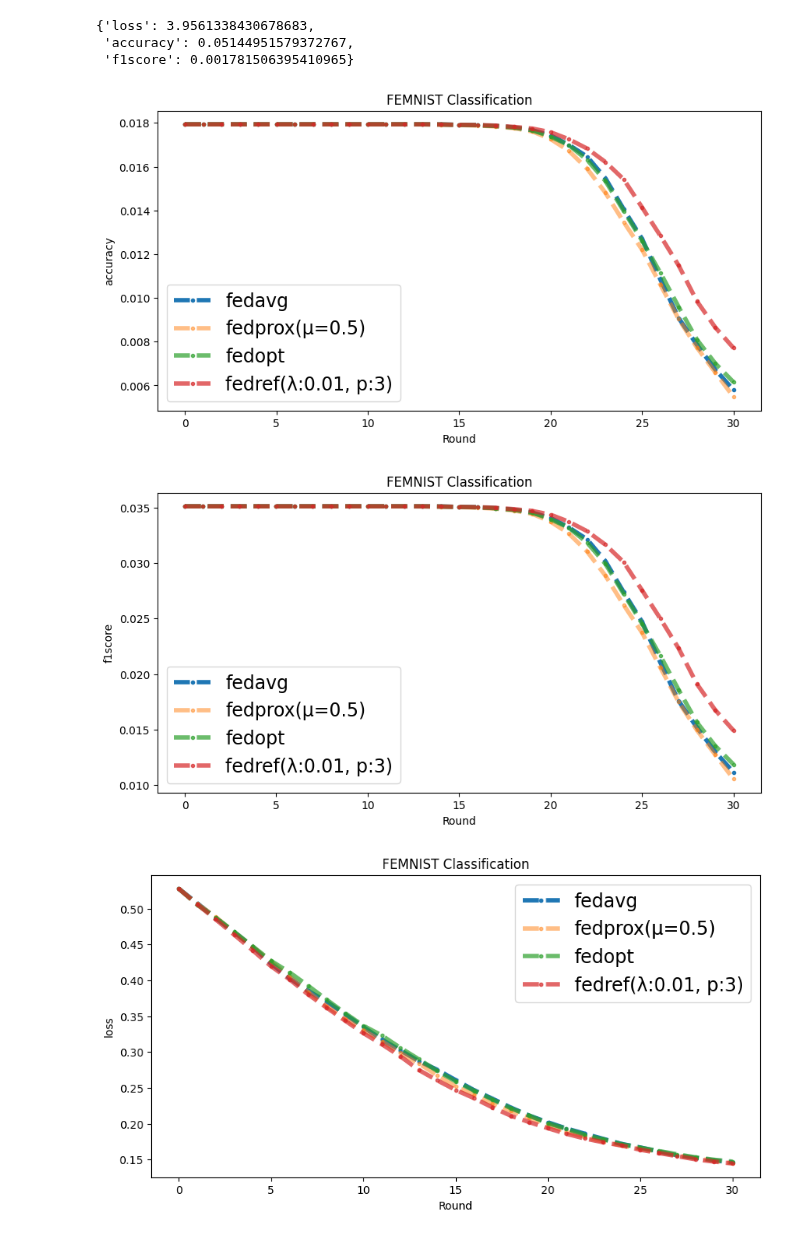
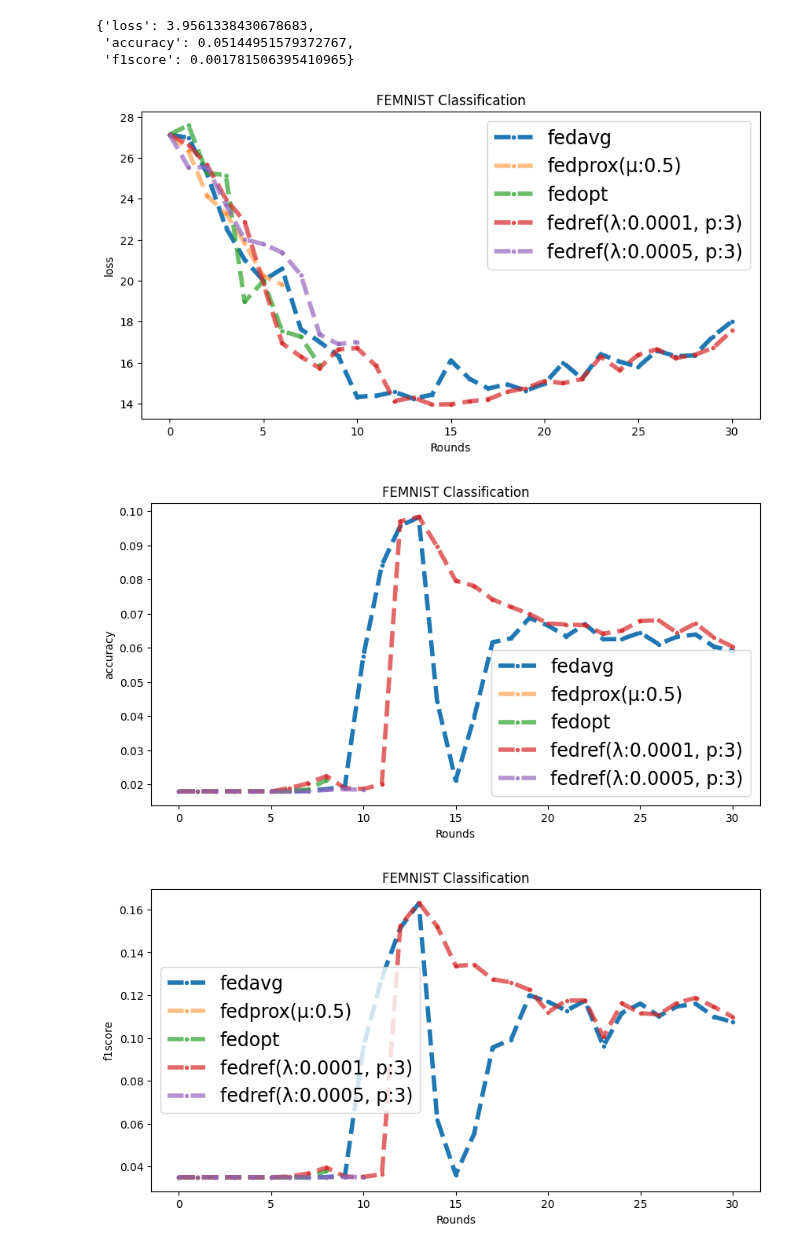
Before and after one commit to TaehwanY98/Fed-Ref, a Jupyter notebook: 2.FEMNIST.ipynb, the cells around one changed output. Drawn from its saved outputs; the diff is of its cells as text; code cells hidden in the pictures.

Commit message:
classification asymmetricLoss revision

```diff
--- a/2.FEMNIST.ipynb
+++ b/2.FEMNIST.ipynb
@@ -124,13 +124,13 @@ def ploting(fedavg, fedprox, fedref, title="MNIST Classification", zoom_min = 20
 
     fig, ax = plt.subplots(figsize=(10, 5))
     ax.plot(fedavg[metric], marker=".",linestyle="--",label="fedavg", color=tableau_colors[0], alpha=1, linewidth=4)
-    ax.plot(fedprox[metric], marker=".", linestyle="--" ,label="fedprox(μ=0.5)", color=tableau_colors[1], alpha=0.5, linewidth=4)
+    ax.plot(fedprox[metric], marker=".", linestyle="--" ,label="fedprox(μ:0.5)", color=tableau_colors[1], alpha=0.5, linewidth=4)
     for i,l in enumerate(fedref):
         ax.plot(l[metric], marker=".", label=l["label"], color=tableau_colors[i+2], linestyle="--", alpha=0.7, linewidth=4)
 
     # 메인 축 설정
     ax.set_title(title)
-    ax.set_xlabel("Round")
+    ax.set_xlabel("Rounds")
     ax.set_ylabel(metric)
     ax.legend()
     # 🔍 확대 구간 설정 (마지막 x값 근처, 예: x > 90)
@@ -162,14 +162,15 @@ def ploting(fedavg, fedprox, fedref, title="MNIST Classification", zoom_min = 20
 # %%
 fedavg = pd.read_csv("./Result/fedavg/fedavg_femnist.csv")
 fedprox = pd.read_csv("./Result/fedprox/fedprox_femnist.csv")
 fedopt = pd.read_csv("./Result/fedopt/fedopt_femnist.csv")
 fedref = [{**fedopt.to_dict("series"), **{"label":"fedopt"}},
-    {**pd.read_csv("./Result/fedref/fedref_femnist_lda0.01_p3.csv").to_dict("series"), **{"label":"fedref(λ:0.01, p:3)"}}
+    {**pd.read_csv("./Result/fedref/fedref_femnist_lda0.001_p3.csv").to_dict("series"), **{"label":"fedref(λ:0.0001, p:3)"}},
+    {**pd.read_csv("./Result/fedref/fedref_femnist_lda0.005_p3.csv").to_dict("series"), **{"label":"fedref(λ:0.0005, p:3)"}},
     ]
+ploting(fedavg, fedprox, fedref, title="FEMNIST Classification", zoom_min=20, zoom_max=25, inset=False, metric="loss", minimum_y=0.1)
 ploting(fedavg, fedprox, fedref, title="FEMNIST Classification", zoom_min=20, zoom_max=25, inset=False, metric="accuracy", minimum_y=0.01)
 ploting(fedavg, fedprox, fedref, title="FEMNIST Classification", zoom_min=20, zoom_max=25, inset=False, metric="f1score", minimum_y=0.1)
-ploting(fedavg, fedprox, fedref, title="FEMNIST Classification", zoom_min=20, zoom_max=25, inset=False, metric="loss", minimum_y=0.1)
 # %% [output]
-[figure, old version]
+[figure, new version]
-[figure, old version]
+[figure, new version]
-[figure, old version]
+[figure, new version]
```
Also changed, not shown: 5 other files.
